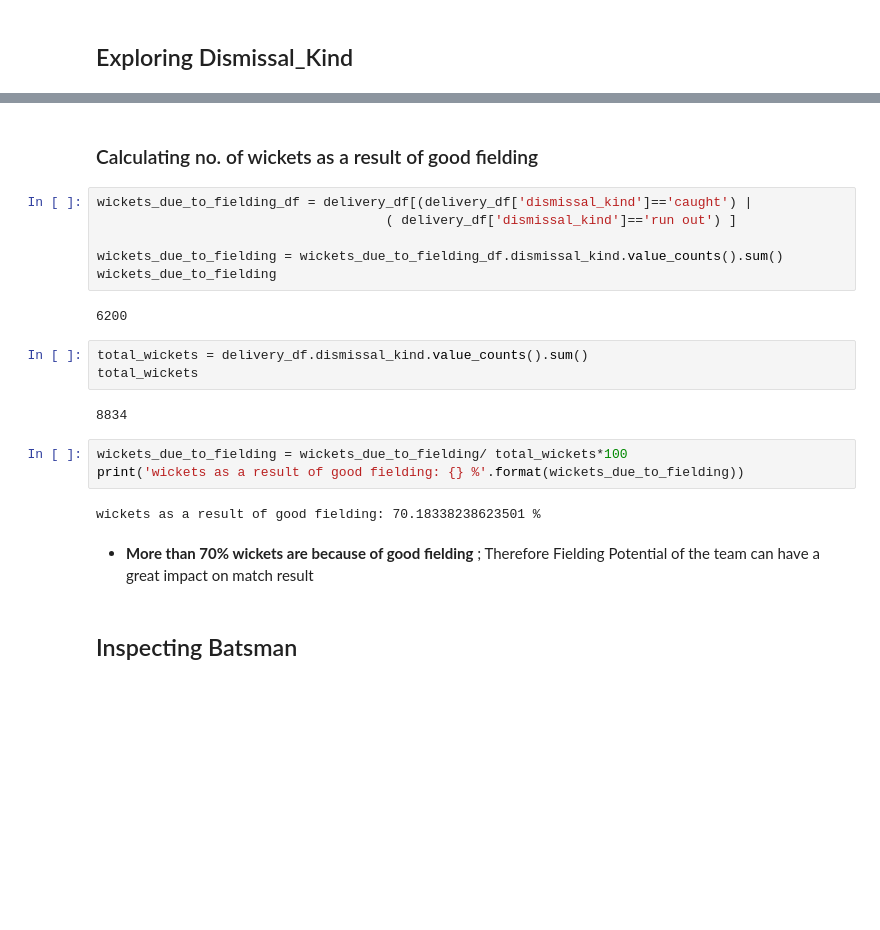
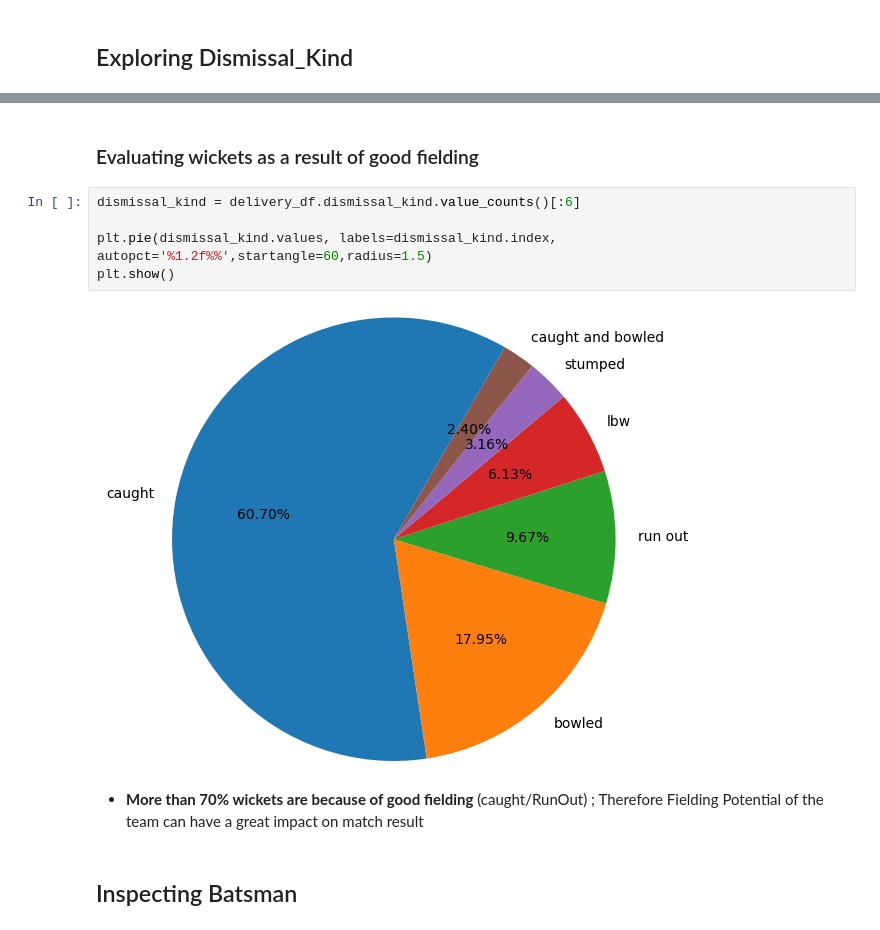
Before and after one commit to VIDIT-9/Sparks-foundation-internship, a Jupyter notebook: EDA on IPL-Dataset (Task-5).ipynb, the cells around one changed output, grey strips where cells are left out. Saved outputs shown, nothing was run; the diff lists cells and outputs as text; blank space fills up the shorter version.

```diff
--- a/EDA on IPL-Dataset (Task-5).ipynb
+++ b/EDA on IPL-Dataset (Task-5).ipynb
@@ -276,27 +276,16 @@ plt.show()
 # %% [output]
 [figure]
 # %% [markdown]
-### Calculating no. of wickets as a result of good fielding
+### Evaluating wickets as a result of good fielding
-# %%
-wickets_due_to_fielding_df = delivery_df[(delivery_df['dismissal_kind']=='caught') |
-                                     ( delivery_df['dismissal_kind']=='run out') ]
-
-wickets_due_to_fielding = wickets_due_to_fielding_df.dismissal_kind.value_counts().sum()
-wickets_due_to_fielding
-# %% [output]
-6200
-# %%
-total_wickets = delivery_df.dismissal_kind.value_counts().sum()
-total_wickets
-# %% [output]
-8834
-# %%
-wickets_due_to_fielding = wickets_due_to_fielding/ total_wickets*100
-print('wickets as a result of good fielding: {} %'.format(wickets_due_to_fielding))
-# %% [output]
-wickets as a result of good fielding: 70.18338238623501 %
+# %%
+dismissal_kind = delivery_df.dismissal_kind.value_counts()[:6]
+
+plt.pie(dismissal_kind.values, labels=dismissal_kind.index, autopct='%1.2f%%',startangle=60,radius=1.5)
+plt.show()
+# %% [output]
+[figure, added]
 # %% [markdown]
-* **More than 70% wickets are because of good fielding** ; Therefore Fielding Potential of the team can have a great impact on match result
+* **More than 70% wickets are because of good fielding** (caught/RunOut) ; Therefore Fielding Potential of the team can have a great impact on match result
 # %% [markdown]
 ## Inspecting Batsman
 # %%
```
Also changed, not shown: parts of 1 cell of this notebook.
